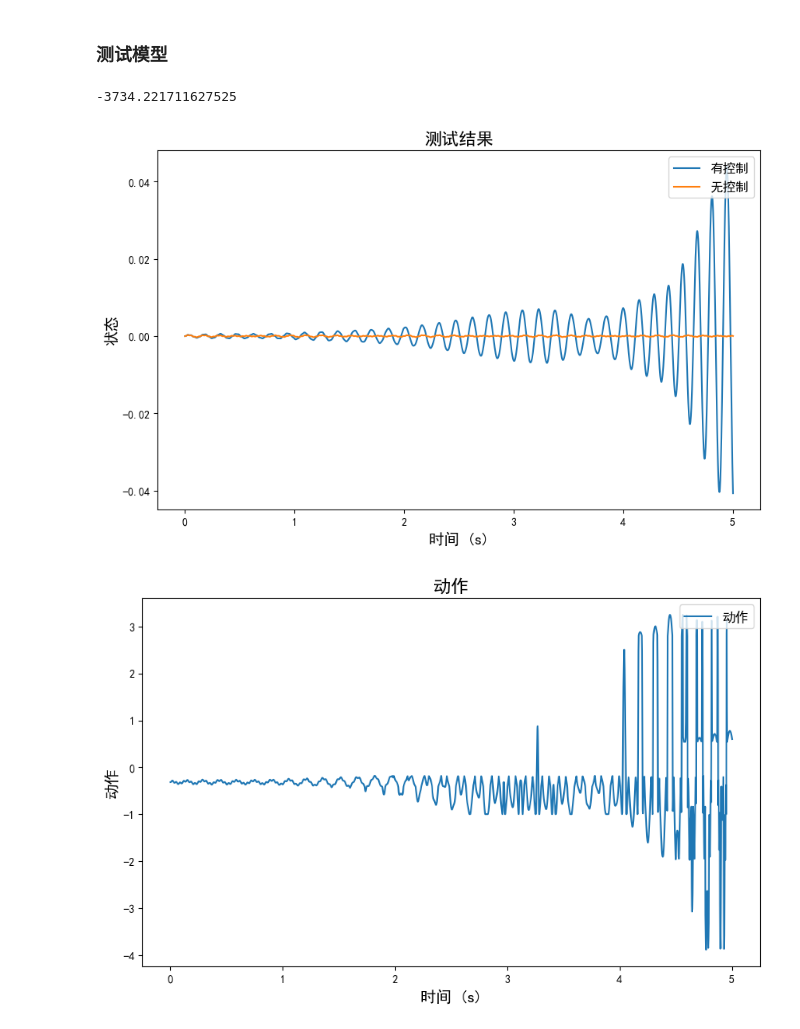
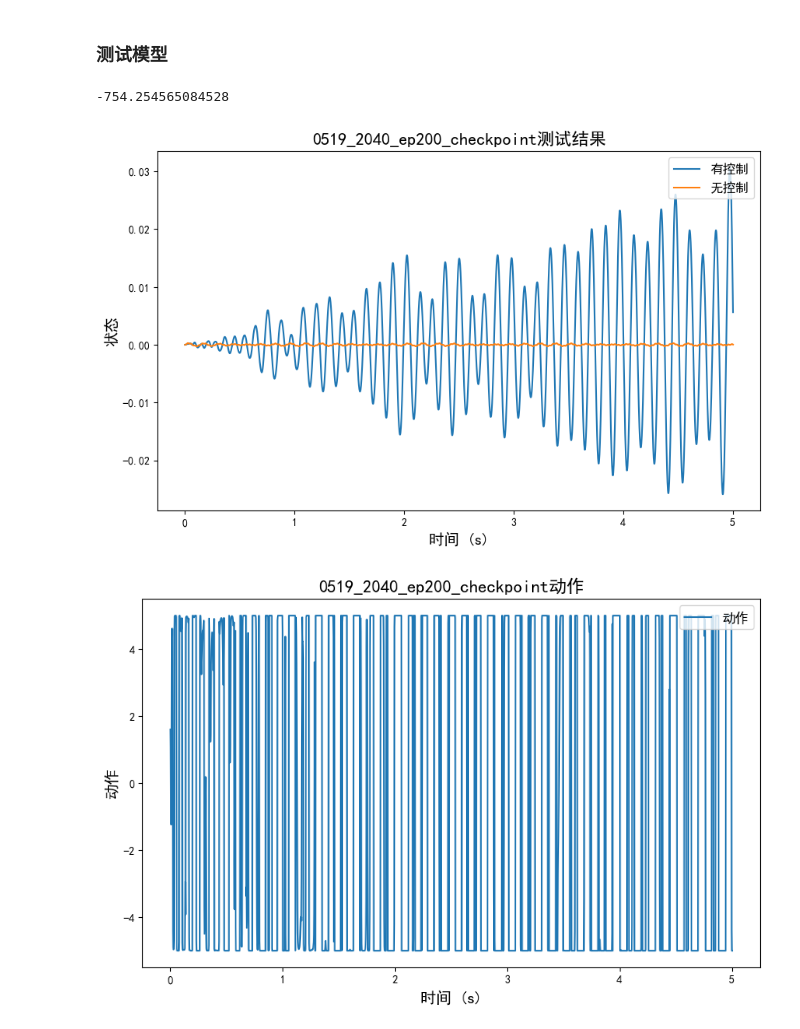
Before and after one commit to CodeZeng0214/DySysIdCtrl, a Jupyter notebook: 电磁式阻尼器深度强化学习/DDPG_control.ipynb, the cells around one changed output. Drawn from its saved outputs; the diff is of its cells as text; code cells hidden in the pictures.

```diff
--- a/电磁式阻尼器深度强化学习/DDPG_control.ipynb
+++ b/电磁式阻尼器深度强化学习/DDPG_control.ipynb
@@ -79,14 +97,16 @@ logging.info("使用设备: %s", device)
 # 仿真环境设置
 T = 5
 Ts = 0.002
+tolerance = 2e-6 # 误差容忍度
 # DDPG智能体设置
 hidden_dim=64 # 隐藏层维度
 action_bound=5.0 # 动作范围
 actor_lr=1e-4 # Actor学习率
 critic_lr=1e-3 # Critic学习率
-gamma=0.99 # 折扣因子
-tau=0.005 # 软更新参数
-sigma=0.2 # 初始噪声标准差
+gamma=0.98 # 折扣因子
+tau=5e-3 # 软更新参数
+sigma=0.02 # 初始噪声标准差
+clip_grad=True # 是否裁剪梯度
 # 经验池设置
 capacity= int(1e6) # 经验池容量
 batch_size=64 # 批量大小
@@ -127,7 +147,7 @@ C = np.array([
     [k_m/M,  c_m/M,     -(k_m+k_M)/M, -(c_m+c_M)/M]
 ])
 
-D = np.array([[k_f/m], [-k_f/M]])
+D = np.zeros((2, 1))
 
 E = np.array([
     [0.0, 0.0, 0.0, c_M/M],
@@ -196,12 +245,14 @@ if train_model:
     paras_info = {
         "仿真时间": T,
         "采样时间": Ts,
+        "误差容忍度": tolerance,
         "隐藏层维度": hidden_dim,
         "动作范围": action_bound,
         "Actor学习率": actor_lr,
         "Critic学习率": critic_lr,
         "折扣因子": gamma,
         "软更新参数": tau,
+        "是否梯度裁剪": clip_grad,
         "初始噪声标准差": sigma,
         "经验池容量": capacity,
         "批量大小": batch_size,
@@ -212,6 +263,9 @@ if train_model:
     }
     logging.info(f"训练参数：{json.dumps(paras_info, indent=4, ensure_ascii=False)}")  # 记录训练参数
 
+    logging.info(f"Actor网络架构:{agent.actor}")  # 记录Actor网络架构
+    logging.info(f"Critic网络架构:{agent.critic}")  # 记录Critic网络架构
+
     start_episode,initial_episode_rewards = load_checkpoint(agent=agent, save_dir=os.path.join(save_dir, f"checkpoints")) # 加载检查点
 
     logging.info(f"开始训练的轮数: {start_episode}")
@@ -278,28 +325,37 @@ logging.info(f"奖励图表已保存: {save_plot_path}")
 ### 测试模型
 # %%
 # 运行测试
-results_nc = rl_env.run_simulation(z_func=sine_disturbance(0.001, 30))
-results_ddpg = rl_env.run_simulation(controller=agent, z_func=sine_disturbance(0.001, 30), r_func=r_func)
+results_nc = rl_env.run_simulation(z_func=sine_disturbance(0.001, 30), r_func=r_func)
+results_ddpg = rl_env.run_simulation(controller=agent, z_func=sine_disturbance(0.001, 30))
 print(np.sum(results_ddpg['rewards']))
 
-plot_data(plot_title="测试结果",
+plot_data(plot_title=f"{agent.model_name}测试结果",
           xlabel="时间 (s)",
           ylabel="状态",
           x_values=results_ddpg['times'],
-          data_sets=[results_ddpg['states'][:, 2], results_nc['states'][:, 2]],
+          data_sets=[results_ddpg['all_states'][:, 3], results_nc['all_states'][:, 3]],
           save_path=save_plot_path,
           legends=["有控制", "无控制"]
           )
 
-plot_data(plot_title="动作",
+plot_data(plot_title=f"{agent.model_name}动作",
           xlabel="时间 (s)",
           ylabel="动作",
           x_values=results_ddpg['times'],
           data_sets=[results_ddpg['actions']],
           save_path=save_plot_path,
           legends=["动作"]
           )
+
+plot_data(plot_title=f"{agent.model_name}奖励",
+          xlabel="时间 (s)",
+          ylabel="奖励",
+          x_values=results_ddpg['times'],
+          data_sets=[results_ddpg['rewards']],
+          save_path=save_plot_path,
+          legends=["奖励"]
+          )
 # %% [output]
--3734.221711627525
+-754.254565084528
-[figure, old version]
+[figure, new version]
-[figure, old version]
+[figure, new version]
```
Also changed, not shown: parts of 9 cells of this notebook, 8 other files.
